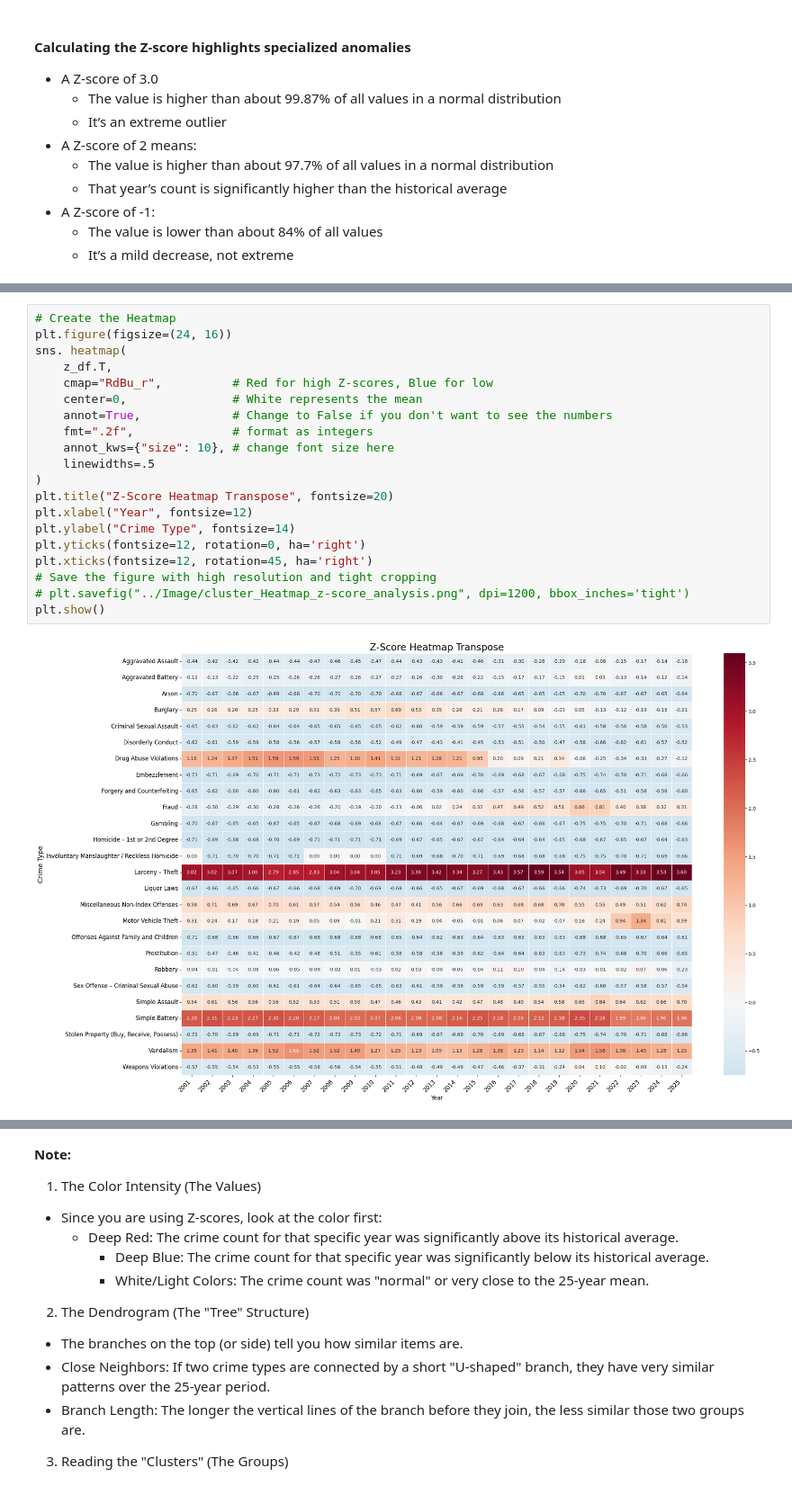
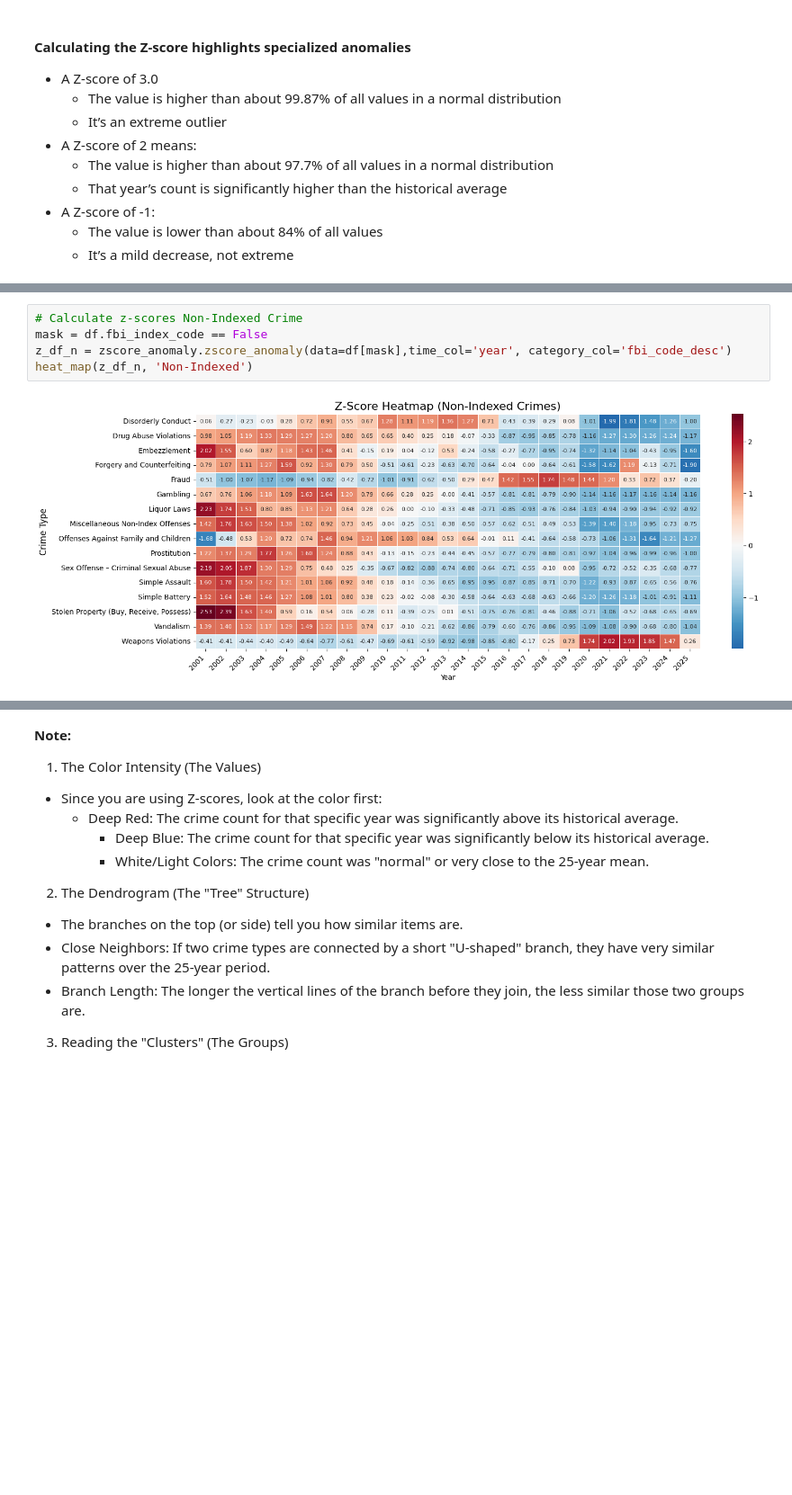
Before and after one commit to SirErikPak/ChicagoCrime, a Jupyter notebook: Notebook/ChicagoCrimeClusterAnalysis.ipynb, the cells around one changed output, grey strips where cells are left out. Shown at 90% size. Saved outputs shown, nothing was run; the diff lists cells and outputs as text; blank space fills up the shorter version.

```diff
--- a/Notebook/ChicagoCrimeClusterAnalysis.ipynb
+++ b/Notebook/ChicagoCrimeClusterAnalysis.ipynb
@@ -109,23 +126,8 @@ z_df.head()
-# %%
-# Create the Heatmap
-plt.figure(figsize=(24, 16))
-sns. heatmap(
-    z_df.T,
-    cmap="RdBu_r",          # Red for high Z-scores, Blue for low
-    center=0,               # White represents the mean
-    annot=True,             # Change to False if you don't want to see the numbers
-    fmt=".2f",              # format as integers
-    annot_kws={"size": 10}, # change font size here
-    linewidths=.5
-)
-plt.title("Z‑Score Heatmap Transpose", fontsize=20)
-plt.xlabel("Year", fontsize=12)
-plt.ylabel("Crime Type", fontsize=14)
-plt.yticks(fontsize=12, rotation=0, ha='right')
-plt.xticks(fontsize=12, rotation=45, ha='right')
-# Save the figure with high resolution and tight cropping
-# plt.savefig("../Image/cluster_Heatmap_z-score_analysis.png", dpi=1200, bbox_inches='tight')
-plt.show()
-# %% [output]
-[figure, removed]
+# %%
+# Calculate z-scores Non-Indexed Crime
+mask = df.fbi_index_code == False
+z_df_n = zscore_anomaly.zscore_anomaly(data=df[mask],time_col='year', category_col='fbi_code_desc')
+heat_map(z_df_n, 'Non-Indexed')
+# %% [output]
+[figure, added]
 # %%
```
Also changed, not shown: parts of 5 cells of this notebook, 4 other files.
